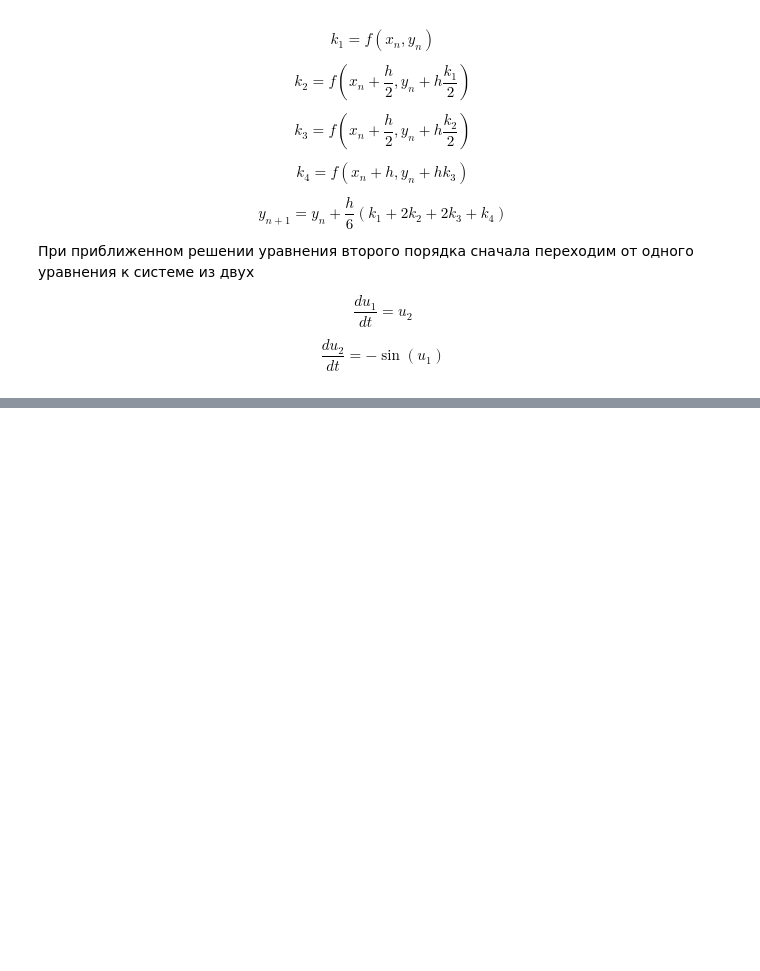
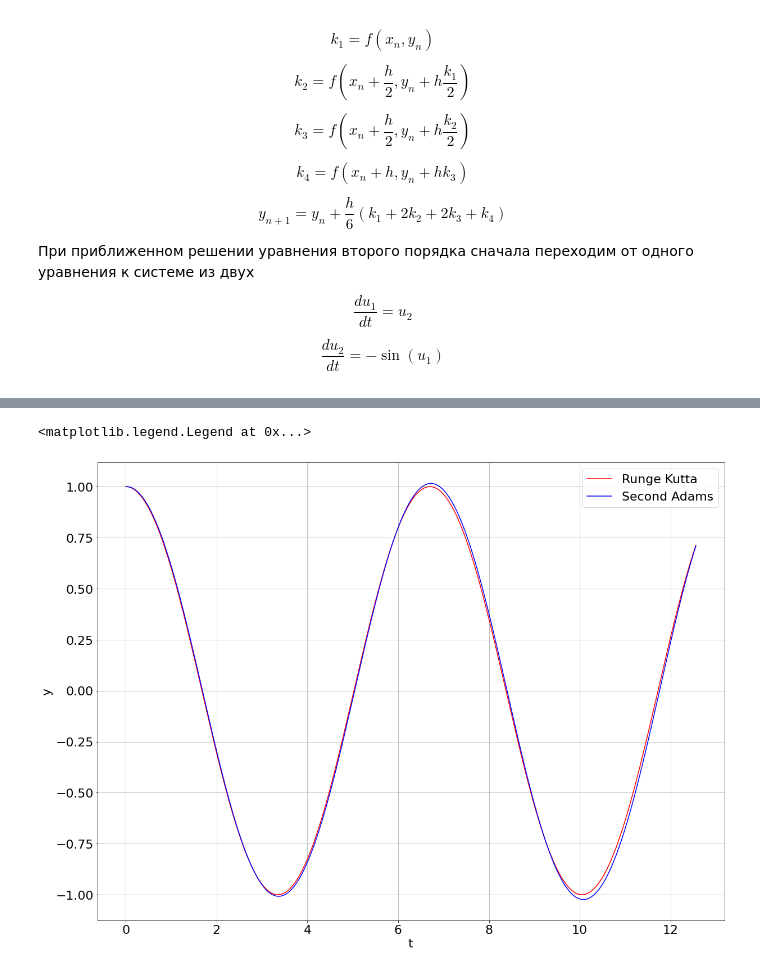
Before and after one commit to MaksimRaik/CompMath, a Jupyter notebook: RungeKutta.ipynb, the cells around one changed output, grey strips where cells are left out. Drawn from its saved outputs; the diff is of its cells as text; code cells hidden in the pictures; blank space fills up the shorter version.

```diff
--- a/RungeKutta.ipynb
+++ b/RungeKutta.ipynb
@@ -80,4 +80,4 @@ u0 = np.asarray( [ 1., 0. ] )
 
 tau = 0.01
 
-u, t = RungeKutta( fun, t0, u0, tEND, tau )
+uRk, tRk = RungeKutta( fun, t0, u0, tEND, tau )
@@ -94,0 +120,30 @@ plt.plot( t, u[:, 0], 'r-' )
+# %%
+def fun( t, u ):
+
+    f = - np.sin( u )
+
+    return f
+# %%
+t0 = 0.0
+
+tEND = 4. * np.pi
+
+u0 = np.asarray( [ 1., 0. ] )
+
+tau = 0.01
+
+uAd, tAd = SecondAdams( fun, t0, tEND, u0, tau )
+# %%
+plt.figure( figsize = ( 20, 15 ) )
+plt.grid()
+plt.rc('font', **{'size' : 22})
+plt.xlabel( ' t ' )
+plt.ylabel( ' y ' )
+
+plt.plot( tRk, uRk[:, 0], 'r-', label = 'Runge Kutta' )
+plt.plot( tAd, uAd, 'b-', label = 'Second Adams' )
+
+plt.legend()
+# %% [output]
+<matplotlib.legend.Legend at 0x...>
+[figure, added]
```
Also changed, not shown: parts of 3 cells of this notebook.
